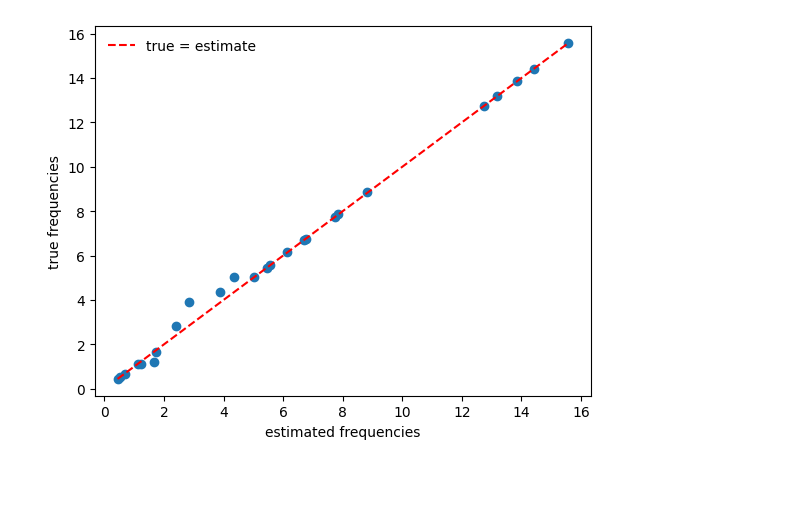
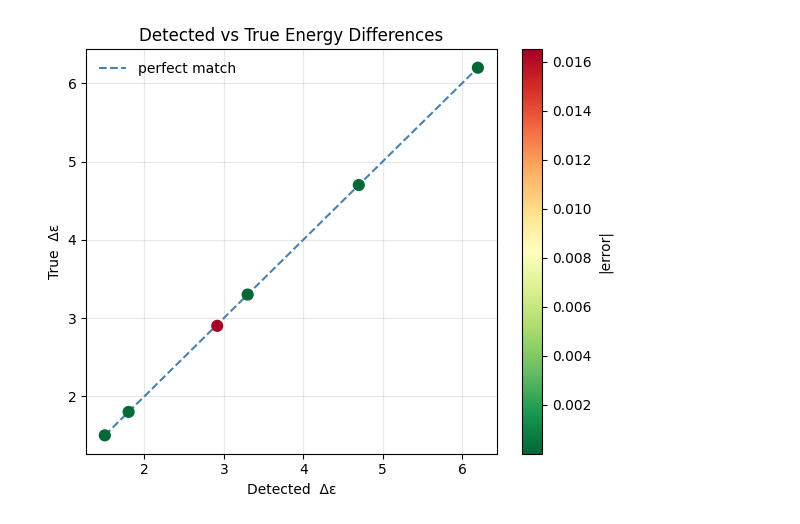
Before and after one commit to OsQarM/lsz_spectroscopy, a Jupyter notebook: LSZ_experimental.ipynb, the cells around one changed output. Saved outputs shown, nothing was run; the diff lists cells and outputs as text; code cells hidden in the pictures; blank space fills up the shorter version.

```diff
--- a/LSZ_experimental.ipynb
+++ b/LSZ_experimental.ipynb
@@ -232,7 +236,7 @@ class LSZ_experiment():
 # %%
 epsilon = 4
-alpha = 0.25
-ramp_time = 0.1
+alpha = 1
+ramp_time = 1
 n_steps = 201
 
 #1 qubit example
@@ -240,12 +244,12 @@ n_steps = 201
 # zz_terms = np.array([])
 
 #2 qubit example
-# local_z_list = np.array([1.1,2.34])
-# zz_terms = np.array([0.55])
+local_z_list = np.array([2,1.1])
+zz_terms = np.array([0.35])
 
 #3 qubit example
-local_z_list = np.array([2.1, 3.05, 1.78])
-zz_terms = np.array([1.22, 0.54, 2.1])
+# local_z_list = np.array([2.1, 3.05, 1.78])
+# zz_terms = np.array([1.22, 0.54, 2.1])
 
 #4 qubit example
 # local_z_list = np.array([1.1, 2.05, 1.44, 0.93])
@@ -405,3 +491,3 @@ def fourier_analysis(pc_list, tw_l, n_peaks=15, prominence_threshold=0.05):
 # %%
-freqs_peaks, amplitudes = fourier_analysis(pc_list, tw_l, n_peaks = m.factorial(2**nqubits -1))
+experimental_freqs, experimental_amps, experimental_phases = fourier_analysis(pc_list, tw_l, n_peaks= (2**nqubits)*(2**nqubits -1)//2)
 # %% [output]
@@ -426,27 +509,67 @@ Identified frequencies:
 # %%
-e_differences = []
-for i, (f, a) in enumerate(zip(freqs_peaks, amplitudes)):
-    print(f"f{i+1}: period = {1/f:.6f},  recovered alpha = {2*np.pi*f:.6f}  (amplitude = {a:.6f})")
-    e_differences.append(2*np.pi*f)
+def table_printout(matched_detected, matched_true, residuals, true_differences, col_idx):
+    # --- Nice table printout ---
+    col_w = 14
+    header = f"{'#':>4}  {'Detected Δε':>{col_w}}  {'True Δε':>{col_w}}  {'Error':>{col_w}}  {'Error (%)':>{col_w}}"
+    sep    = "-" * len(header)
+    print(f"\n{'Matched energy differences':^{len(header)}}")
+    print(sep)
+    print(header)
+    print(sep)
+    for i, (d, tr, res) in enumerate(zip(matched_detected, matched_true, residuals)):
+        pct = res / tr * 100 if tr != 0 else 0.0
+        print(f"{i+1:>4}  {d:{col_w}.6f}  {tr:{col_w}.6f}  {res:+{col_w}.6f}  {pct:+{col_w}.3f}%")
+    print(sep)
+    rms_err = np.sqrt(np.mean(residuals**2))
+    print(f"{'RMS error:':>{col_w + 4 + col_w + 2}}  {rms_err:{col_w}.6f}")
+
+    # Unmatched true differences (modes not detected)
+    unmatched_true = np.delete(true_differences, col_idx)
+    if len(unmatched_true) > 0:
+        print(f"\nUnmatched true differences: {np.round(unmatched_true, 6)}")
+
+def scatter_plot(matched_detected, matched_true, residuals):
+    # --- Scatter plot ---
+    diag_vals = np.linspace(min(matched_true.min(), matched_detected.min()),
+                            max(matched_true.max(), matched_detected.max()), 100)
 
 
-print(egvals[midpoint])
+    plt.figure(figsize=(6, 5))
+    sc = plt.scatter(matched_detected, matched_true, c=np.abs(residuals),
+                    cmap='RdYlGn_r', s=60, zorder=3)
+    plt.colorbar(sc, label='|error|')
+    plt.plot(diag_vals, diag_vals, '--', c='steelblue', lw=1.5, label='perfect match')
+    plt.xlabel('Detected  Δε')
+    plt.ylabel('True  Δε')
+    plt.title('Detected vs True Energy Differences')
+    plt.legend(frameon=False)
+    plt.grid(True, alpha=0.3)
+    plt.tight_layout()
+    plt.show()
 
+experimental_energy_diffs = 2 * np.pi * experimental_freqs
 
 true_differences = []
 for i in range(len(egvals[midpoint])):
     for j in range(i+1, len(egvals[midpoint])):
         true_differences.append(egvals[midpoint][j] - egvals[midpoint][i])
+true_differences = np.array(true_differences)
 
+# --- Nearest-neighbour matching between detected and true differences ---
+from scipy.optimize import linear_sum_assignment
 
-start = len(true_differences) - len(e_differences)
-plt.scatter(np.sort(e_differences), np.sort(true_differences[start:]))
-diag = np.linspace(np.min(e_differences), np.max(e_differences), 100)
-plt.plot(diag, diag, "--", c="red", label="true = estimate")
-plt.xlabel("estimated frequencies")
-plt.ylabel("true frequencies")
-plt.legend(frameon=False)
+n_det  = len(experimental_energy_diffs)
+n_true = len(true_differences)
 
-print(min(true_differences), min(e_differences))
-print(max(true_differences), max(e_differences))
+# Cost matrix: |e_diff_i - true_diff_j|
+cost = np.abs(experimental_energy_diffs[:, None] - true_differences[None, :])
+row_idx, col_idx = linear_sum_assignment(cost)
+
+matched_detected = experimental_energy_diffs[row_idx]
+matched_true     = true_differences[col_idx]
+residuals        = matched_detected - matched_true
+
+table_printout(matched_detected, matched_true, residuals, true_differences, col_idx)
+
+scatter_plot(matched_detected, matched_true, residuals)
 # %% [output]
@@ -470 +588 @@ f25: period = 0.711922,  recovered alpha = 8.825668  (amplitude = 0.018434)
-[figure, old version]
+[figure, new version]
```
Also changed, not shown: parts of 31 cells of this notebook.
